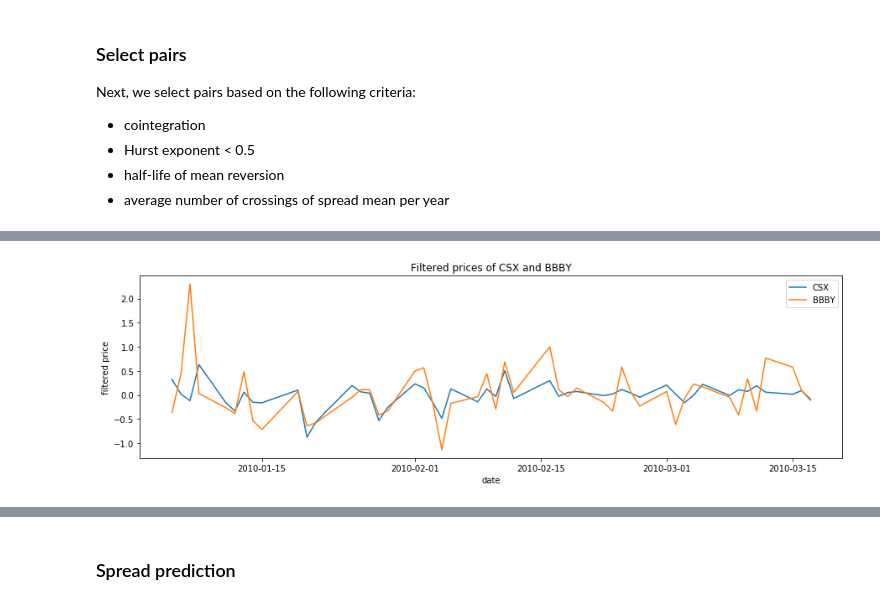
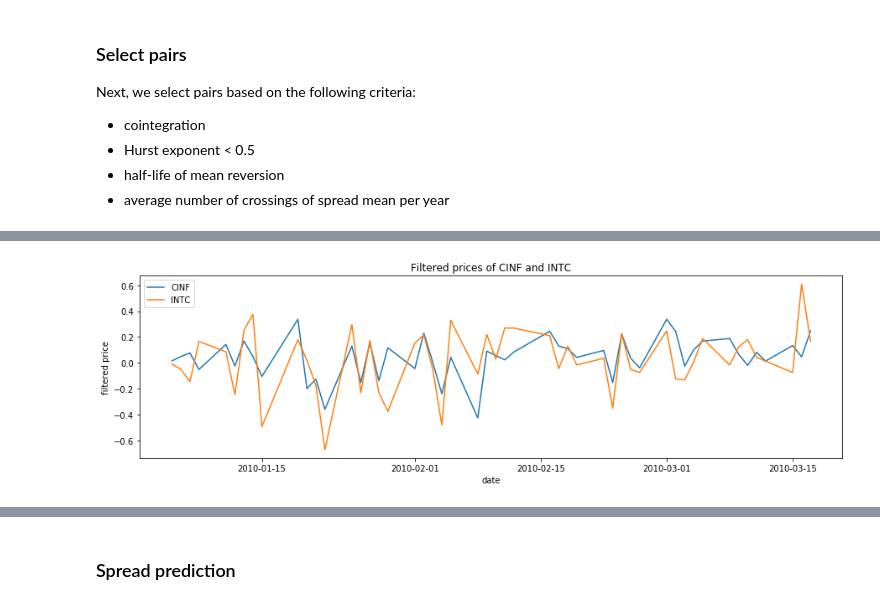
Before and after one commit to anastasia-yaschenko/Quantitative-Analytics-programme, a Jupyter notebook: Algo trading.ipynb, the cells around one changed output, grey strips where cells are left out. Drawn from its saved outputs; the diff is of its cells as text; code cells hidden in the pictures.

```diff
--- a/Algo trading.ipynb
+++ b/Algo trading.ipynb
@@ -15,7 +15,7 @@ register_matplotlib_converters()
 all_stocks = investpy.get_stocks_list(country='United States')
 #all_stocks = investpy.etfs.get_etfs_list('united states')
 print('There are {} etfs'.format(str(len(all_stocks))))
-stocks_selected = all_stocks[:300]
+stocks_selected = all_stocks[:200]
 print('out of which '+  str(len(stocks_selected)) + ' are chosen')
 # %% [output]
 There are 4582 etfs
@@ -106,0 +90,15 @@ model or by setting rescale=False.
+# %%
+"""step = 2000
+cur_idx = 0
+for i in range(int(returns.shape[0] / step)):
+    if i == 0:
+        all_res = filter(close, 0, step)
+        cur_idx = step
+
+    elif i == int(returns.shape[0] / step) - 1:
+        df = filter(close, cur_idx, close.shape[0])
+        all_res = all_res.append(df)
+    else:
+        df = filter(close, cur_idx, cur_idx + step)
+        cur_idx += step
+        all_res = all_res.append(df)"""
@@ -138,0 +128,24 @@ model or by setting rescale=False.
+# %%
+#check how it works without rescaling
+"""def filter(close, start_idx, end_idx):
+    all_res = np.full((end_idx - start_idx - 1, close.shape[1]), 0,  dtype = 'float64')
+
+    for col in range(close.shape[1]):
+       # mod = ARX(100 * returns.iloc[:, col], lags = [1, 2,])
+       # mod.volatility = GARCH(p=1, o=1, q=1)
+       # mod.distribution = StudentsT()
+        order = 0
+        if (close.iloc[start_idx:end_idx, col] >= 1000).any():
+            order = 0.01
+        elif (close.iloc[start_idx:end_idx, col] < 1).any():
+            order = 100
+        else:
+            order = 1
+        mod = arch_model(order * close.iloc[start_idx:end_idx, col],
+                        mean='ARX', lags = 1, # mean = Constant, ARX, HARX + the number of lags
+                        vol='Garch', p=1, o=1, q=1, # vol = Garch, EGARCH, HARCH + the number of lags
+                        dist='skewstudent', rescale=False)#    StudentsT')
+        mod_fit = mod.fit(options = {'maxiter':500},disp='off')
+        all_res[:, col] = mod_fit.resid[1:]
+    all_res = pd.DataFrame(all_res, index = close.index[start_idx + 1 : end_idx], columns = close.columns.droplevel(0), dtype = 'float64')
+    return all_res"""
@@ -242,5 +263,6 @@ for cl in classes.keys():
                 cointegrated = coint(classes[cl].iloc[smpl, :], classes[cl].iloc[smpl2, :], return_results = True)
                 if cointegrated[1] < 0.05: #pvalue
                     pairs.append([classes[cl].iloc[smpl, :], classes[cl].iloc[smpl2,:]])
+pairs = pairs[1:]#the first pair is repeated
 print('There are {} pairs at this stage'.format(len(pairs)))
 # %% [output]
@@ -299,10 +321,10 @@ There are 203 pairs at this stage
 # %%
 plt.figure(figsize = (15, 4))
 plt.plot(pairs[0][0].index.to_timestamp()[:50], pairs[0][0][:50], label = pairs[0][0].name)
-plt.plot(pairs[0][1].index.to_timestamp()[0:50], pairs[0][1][:50], label = pairs[0][1].name)
+plt.plot(pairs[0][1].index.to_timestamp()[:50], pairs[0][1][:50], label = pairs[0][1].name)
 plt.legend()
 plt.xlabel('date')
 plt.ylabel('filtered price')
 plt.title('Filtered prices of {} and {}'.format(pairs[0][0].name, pairs[0][1].name));
 # %% [output]
-[figure, old version]
+[figure, new version]
```
Also changed, not shown: parts of 33 cells of this notebook.
